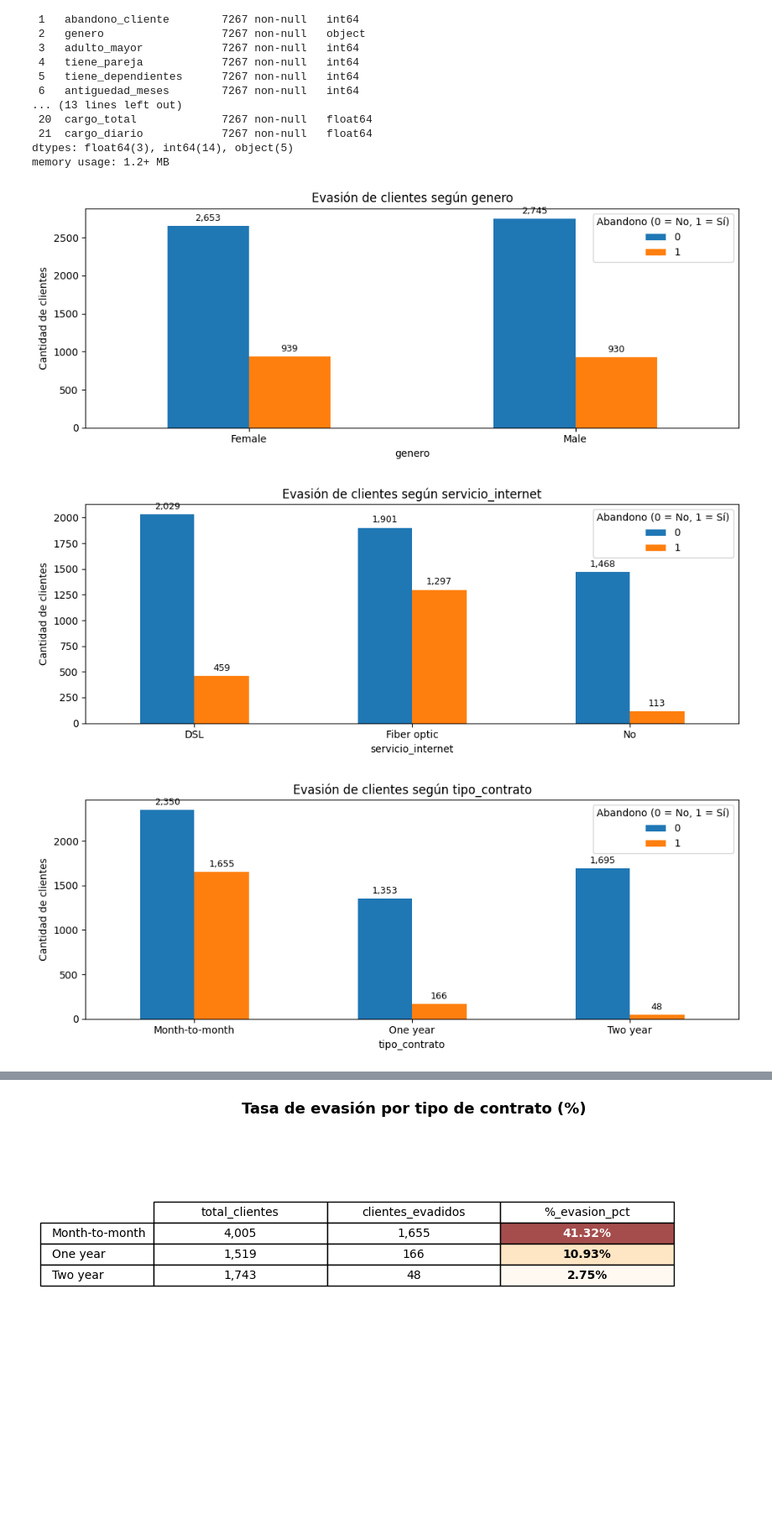
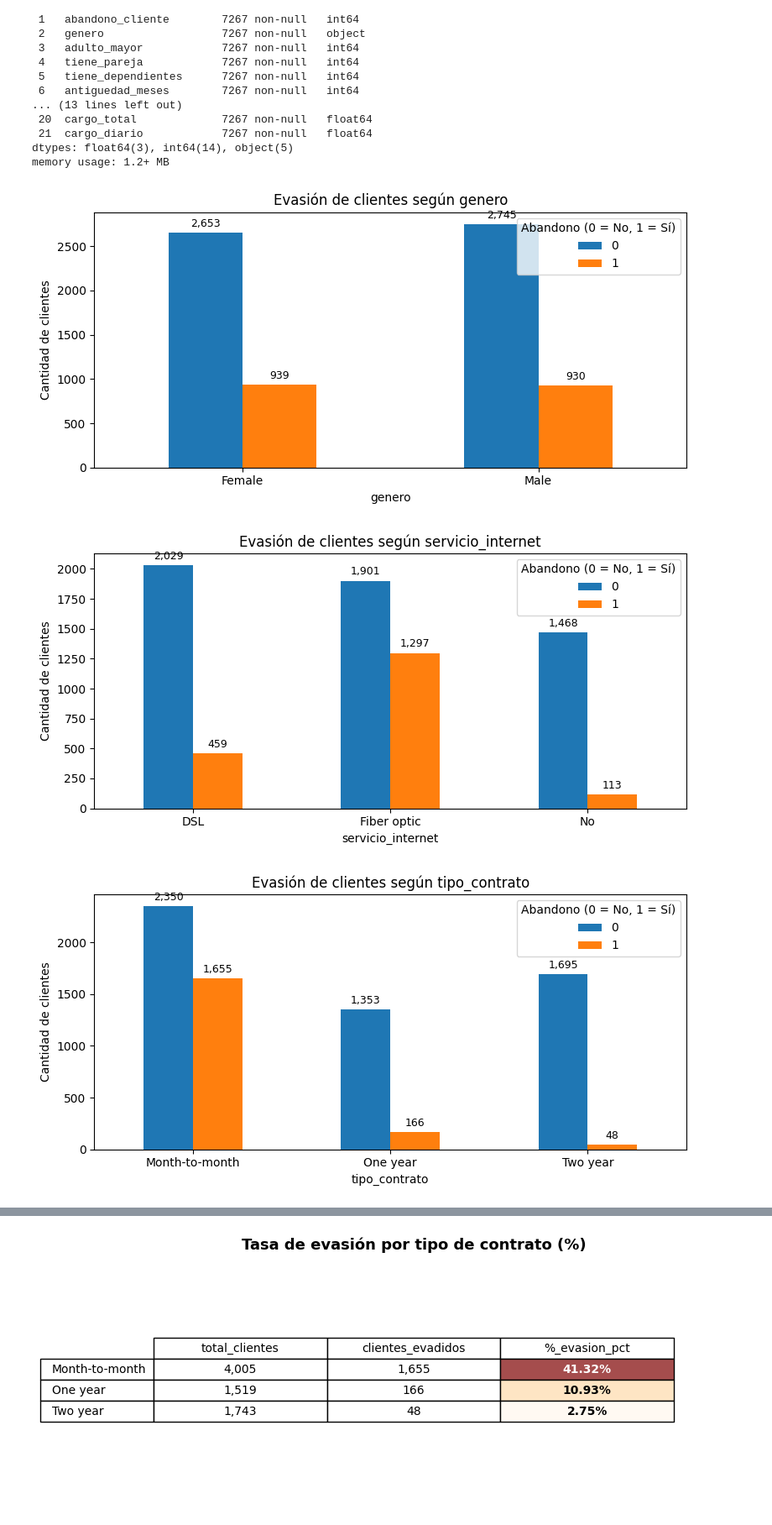
Before and after one commit to dvalderaa/Challenge_TelecomX, a Jupyter notebook: TelecomX.ipynb, the cells around one changed output, grey strips where cells are left out. Shown at 84% size. Saved outputs shown, nothing was run; the diff lists cells and outputs as text; code cells hidden in the pictures; blank space fills up the shorter version.

```diff
--- a/TelecomX.ipynb
+++ b/TelecomX.ipynb
@@ -439,34 +439,34 @@ variables_categoricas = [
 
 def agregar_etiquetas_barras(ax, fontsize=9):
     for container in ax.containers:
         ax.bar_label(
             container,
             labels=[f"{int(v):,}" for v in container.datavalues],
             label_type='edge',
             padding=3,
             fontsize=fontsize
         )
 
 
 for col in variables_categoricas:
     tabla = pd.crosstab(df_total[col], df_total['abandono_cliente'])
 
     ax = tabla.plot(
         kind='bar',
-        figsize=(10,4)
+        figsize=(8,4)
     )
 
     plt.title(f'Evasión de clientes según {col}')
     plt.xlabel(col)
     plt.ylabel('Cantidad de clientes')
     plt.xticks(rotation=0)
     plt.legend(title='Abandono (0 = No, 1 = Sí)')
     plt.tight_layout()
 
     agregar_etiquetas_barras(ax, fontsize=9)
 
     plt.show()
 # %% [output]
-[figure, old version]
+[figure, new version]
-[figure, old version]
+[figure, new version]
-[figure, old version]
+[figure, new version]
```
Also changed, not shown: parts of 1 cell of this notebook, 1 other file.
